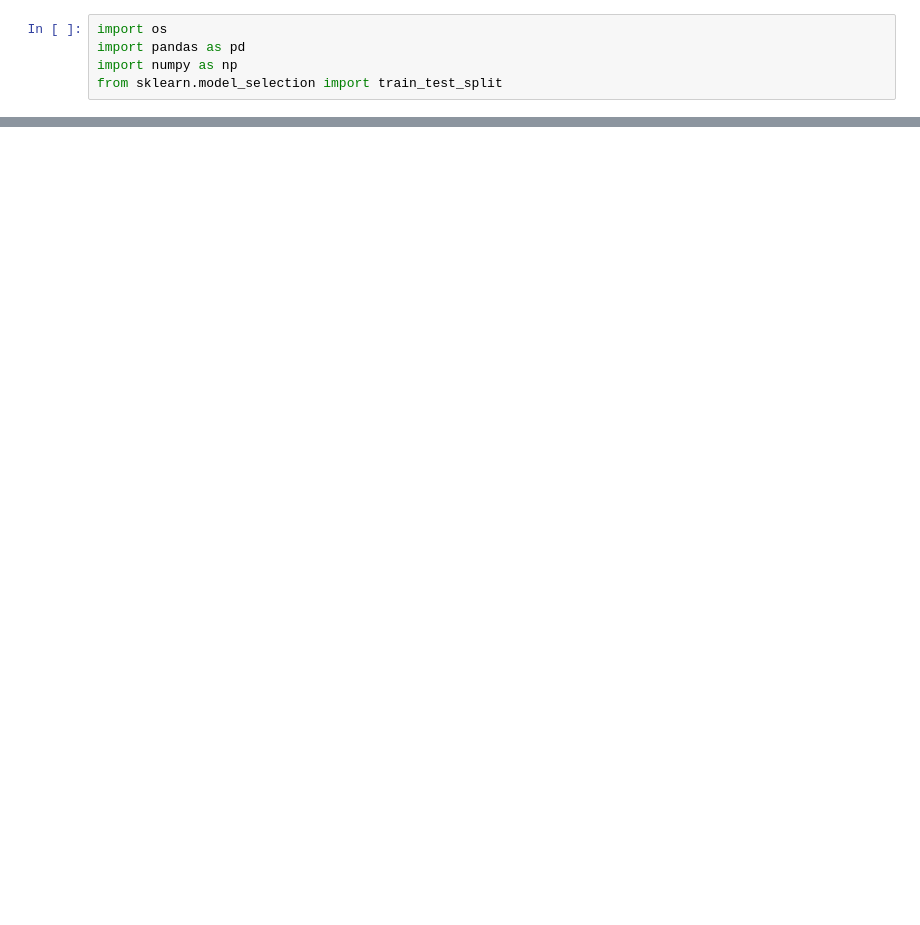
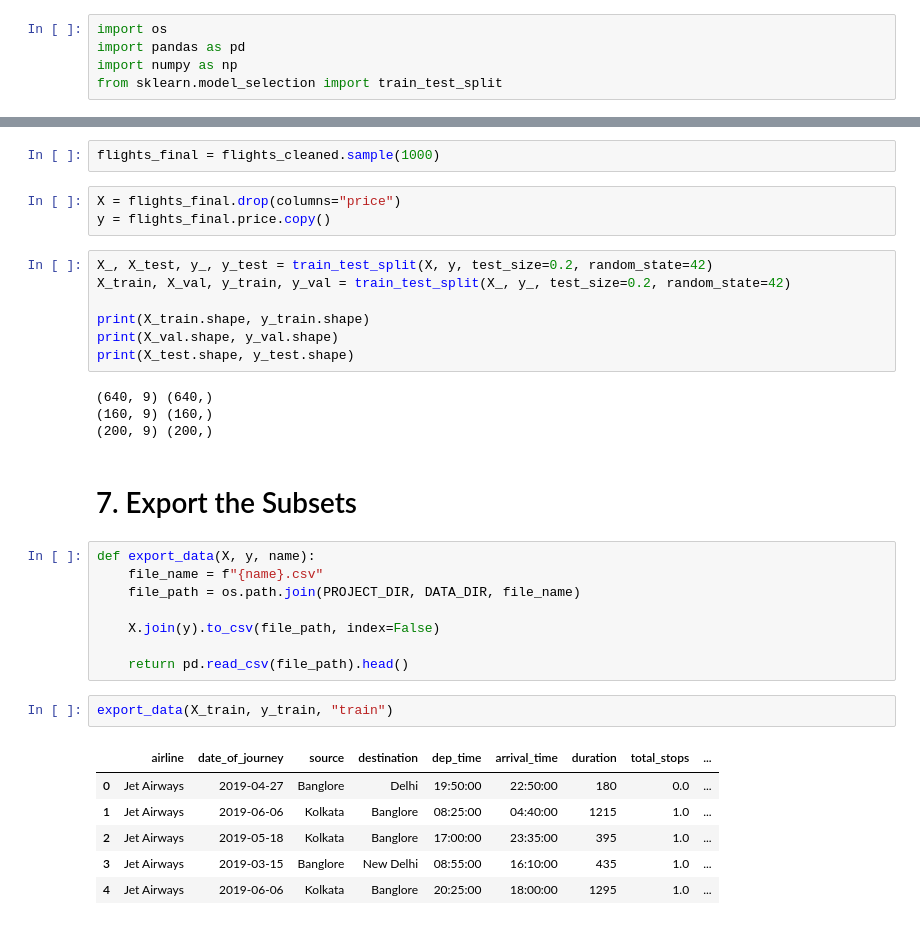
Before and after one commit to PrashantKumar8211/ML_model_w_sagemeker, a Jupyter notebook: notebooks/data_input_cleanup.ipynb, the cells around one changed output, grey strips where cells are left out. Drawn from its saved outputs; the diff is of its cells as text; blank space fills up the shorter version.

```diff
--- a/notebooks/data_input_cleanup.ipynb
+++ b/notebooks/data_input_cleanup.ipynb
@@ -16,0 +503,35 @@ FileNotFoundError: [Errno 2] No such file or directory: 'flight_price.csv'
+# %%
+flights_final = flights_cleaned.sample(1000)
+# %%
+X = flights_final.drop(columns="price")
+y = flights_final.price.copy()
+# %%
+X_, X_test, y_, y_test = train_test_split(X, y, test_size=0.2, random_state=42)
+X_train, X_val, y_train, y_val = train_test_split(X_, y_, test_size=0.2, random_state=42)
+
+print(X_train.shape, y_train.shape)
+print(X_val.shape, y_val.shape)
+print(X_test.shape, y_test.shape)
+# %% [output]
+(640, 9) (640,)
+(160, 9) (160,)
+(200, 9) (200,)
+# %% [markdown]
+# 7. Export the Subsets
+# %%
+def export_data(X, y, name):
+	file_name = f"{name}.csv"
+	file_path = os.path.join(PROJECT_DIR, DATA_DIR, file_name)
+
+	X.join(y).to_csv(file_path, index=False)
+
+	return pd.read_csv(file_path).head()
+# %%
+export_data(X_train, y_train, "train")
+# %% [output]
+|  | airline | date_of_journey | source | destination | dep_time | arrival_time | duration | total_stops | ... |
+| 0 | Jet Airways | 2019-04-27 | Banglore | Delhi | 19:50:00 | 22:50:00 | 180 | 0.0 | ... |
+| 1 | Jet Airways | 2019-06-06 | Kolkata | Banglore | 08:25:00 | 04:40:00 | 1215 | 1.0 | ... |
+| 2 | Jet Airways | 2019-05-18 | Kolkata | Banglore | 17:00:00 | 23:35:00 | 395 | 1.0 | ... |
+| 3 | Jet Airways | 2019-03-15 | Banglore | New Delhi | 08:55:00 | 16:10:00 | 435 | 1.0 | ... |
+| 4 | Jet Airways | 2019-06-06 | Kolkata | Banglore | 20:25:00 | 18:00:00 | 1295 | 1.0 | ... |
```
Also changed, not shown: parts of 54 cells of this notebook, 3 other files.
